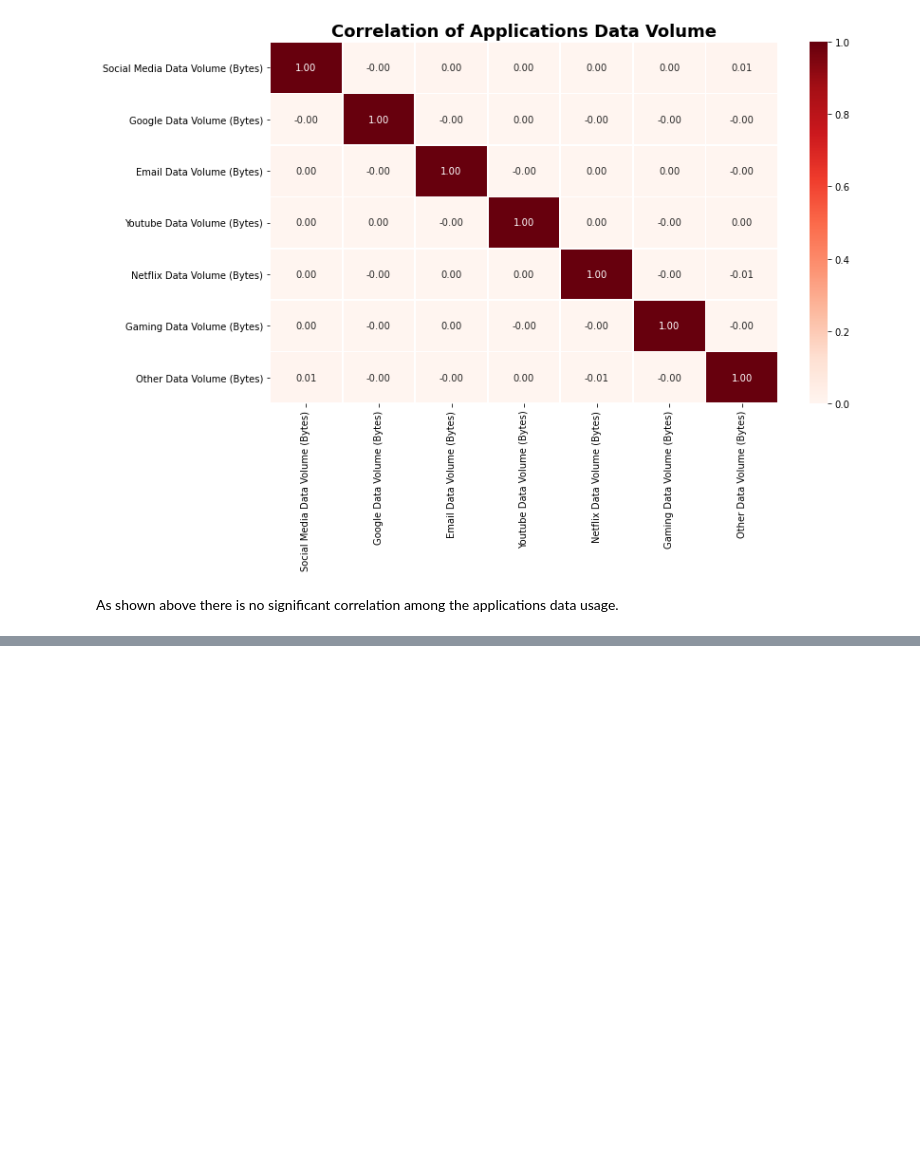
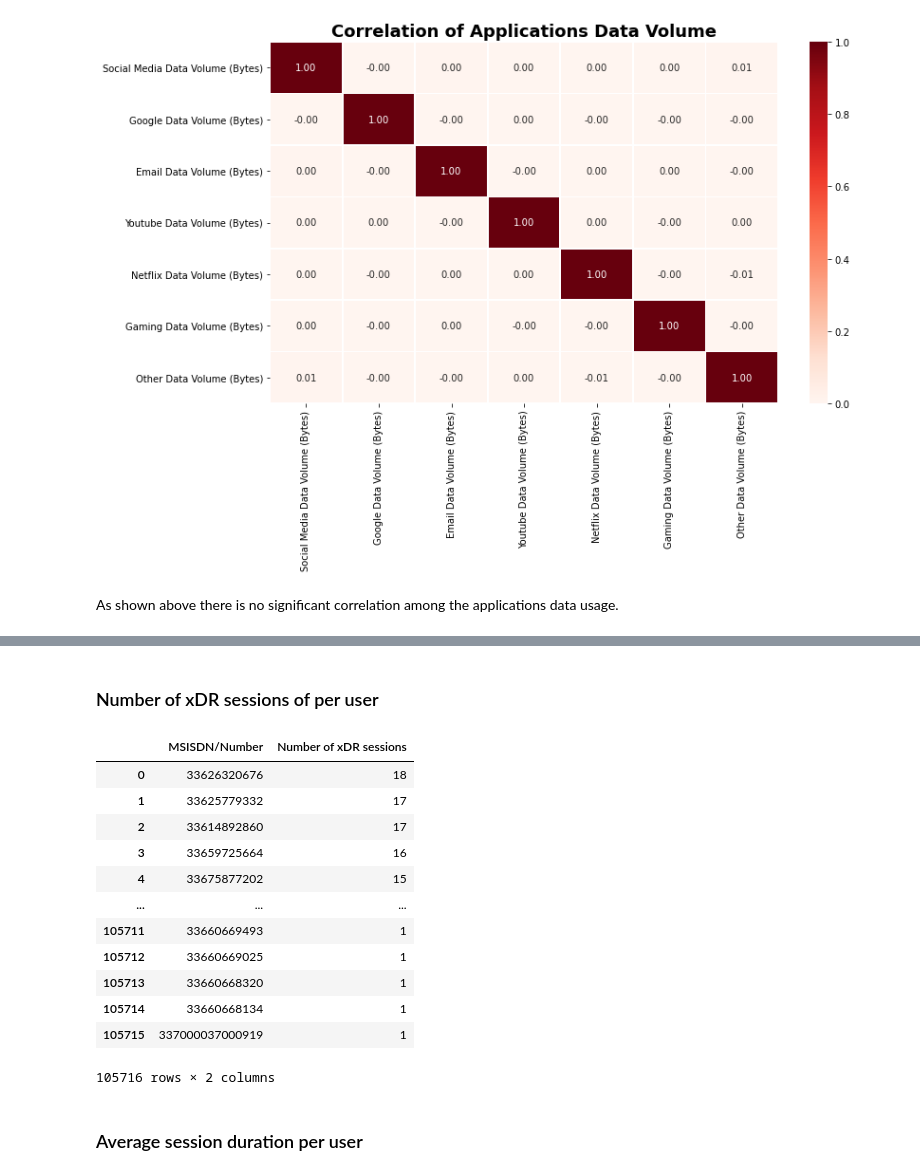
Before and after one commit to zelalemgetahun9374/TellCo-Data-Analysis, a Jupyter notebook: notebooks/User Overview analysis.ipynb, the cells around one changed output, grey strips where cells are left out. Cells and saved outputs as stored; diff of their text form; code cells hidden in the pictures; blank space fills up the shorter version.

```diff
--- a/notebooks/User Overview analysis.ipynb
+++ b/notebooks/User Overview analysis.ipynb
@@ -1199,0 +1200,11 @@ As shown above there is no significant correlation among the applications data u
+# %%
+def count_values(df, column):
+    new_df = df[column].value_counts().reset_index()
+    new_df = new_df.rename(
+        columns={'index': column, column: "count"})
+    return new_df
+
+def find_agg(df: pd.DataFrame, agg_column: str, agg_metric: str, col_name: str, order=False) -> pd.DataFrame:
+    new_df = df.groupby(agg_column)[agg_column].agg(agg_metric).reset_index(name=col_name).sort_values(by=col_name,
+        ascending=order)
+    return new_df.reset_index(drop=True)
@@ -1199,0 +1263,23 @@ As shown above there is no significant correlation among the applications data u
+# %% [markdown]
+### Number of xDR sessions of per user
+# %%
+xdr_per_user = find_agg(tellco_clean, 'MSISDN/Number', 'count', 'Bearer Id', False)
+xdr_per_user.rename(
+        columns={'Bearer Id': 'Number of xDR sessions'}, inplace=True)
+xdr_per_user
+# %% [output]
+|  | MSISDN/Number | Number of xDR sessions |
+| 0 | 33626320676 | 18 |
+| 1 | 33625779332 | 17 |
+| 2 | 33614892860 | 17 |
+| 3 | 33659725664 | 16 |
+| 4 | 33675877202 | 15 |
+| ... | ... | ... |
+| 105711 | 33660669493 | 1 |
+| 105712 | 33660669025 | 1 |
+| 105713 | 33660668320 | 1 |
+| 105714 | 33660668134 | 1 |
+| 105715 | 337000037000919 | 1 |
+105716 rows × 2 columns
+# %% [markdown]
+### Average session duration per user
```
Also changed, not shown: parts of 28 cells of this notebook.
